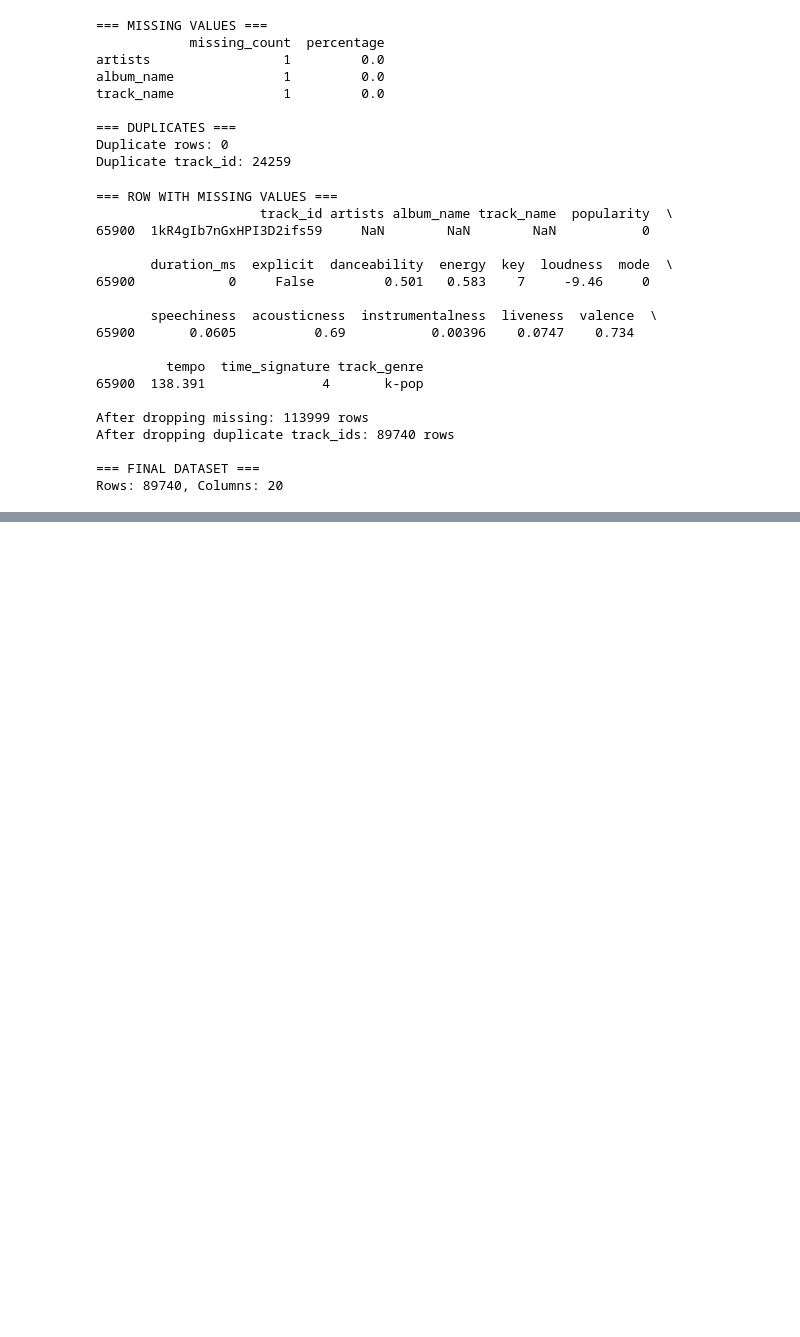
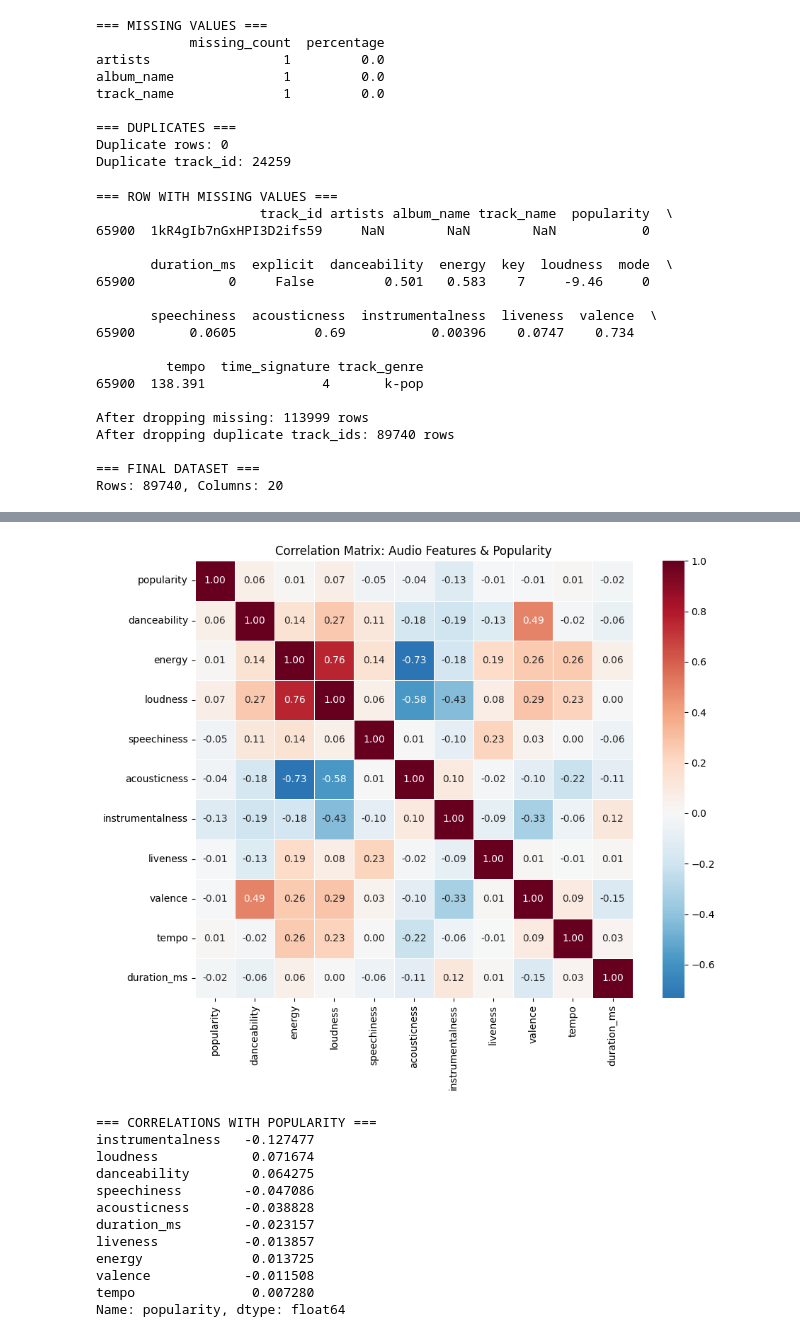
Before and after one commit to ugurcavusoglu/spotify-eda-project, a Jupyter notebook: notebooks/eda_analysis.ipynb, the cells around one changed output, grey strips where cells are left out. Saved outputs shown, nothing was run; the diff lists cells and outputs as text; code cells hidden in the pictures; blank space fills up the shorter version.

```diff
--- a/notebooks/eda_analysis.ipynb
+++ b/notebooks/eda_analysis.ipynb
@@ -113,0 +179,34 @@ Rows: 89740, Columns: 20
+# %%
+# Correlation matrix for audio features + popularity
+corr_cols = ['popularity', 'danceability', 'energy', 'loudness', 'speechiness',
+             'acousticness', 'instrumentalness', 'liveness', 'valence', 'tempo', 'duration_ms']
+
+corr_matrix = df[corr_cols].corr()
+
+# Heatmap
+plt.figure(figsize=(10, 8))
+sns.heatmap(corr_matrix, annot=True, cmap='RdBu_r', center=0, fmt='.2f',
+            square=True, linewidths=0.5)
+plt.title('Correlation Matrix: Audio Features & Popularity')
+plt.tight_layout()
+plt.savefig('../images/correlation_matrix.png', dpi=150)
+plt.show()
+
+# Top correlations with popularity
+print("=== CORRELATIONS WITH POPULARITY ===")
+pop_corr = corr_matrix['popularity'].drop('popularity').sort_values(key=abs, ascending=False)
+print(pop_corr)
+# %% [output]
+[figure, added]
+=== CORRELATIONS WITH POPULARITY ===
+instrumentalness   -0.127477
+loudness            0.071674
+danceability        0.064275
+speechiness        -0.047086
+acousticness       -0.038828
+duration_ms        -0.023157
+liveness           -0.013857
+energy              0.013725
+valence            -0.011508
+tempo               0.007280
+Name: popularity, dtype: float64
```
Also changed, not shown: parts of 5 cells of this notebook, 5 other files.
